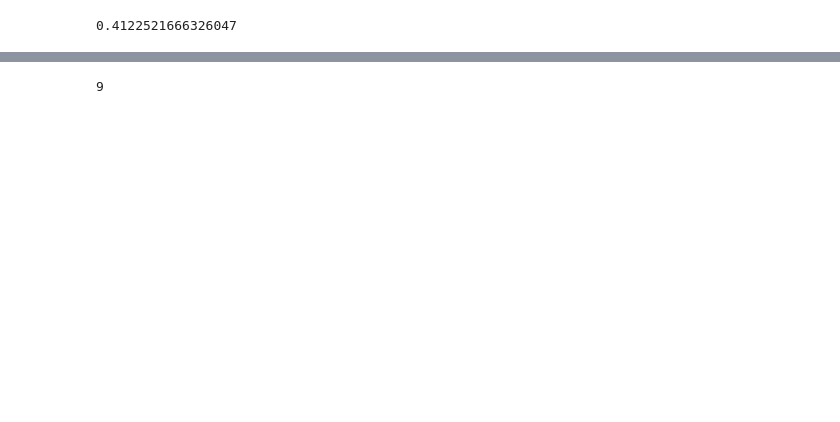
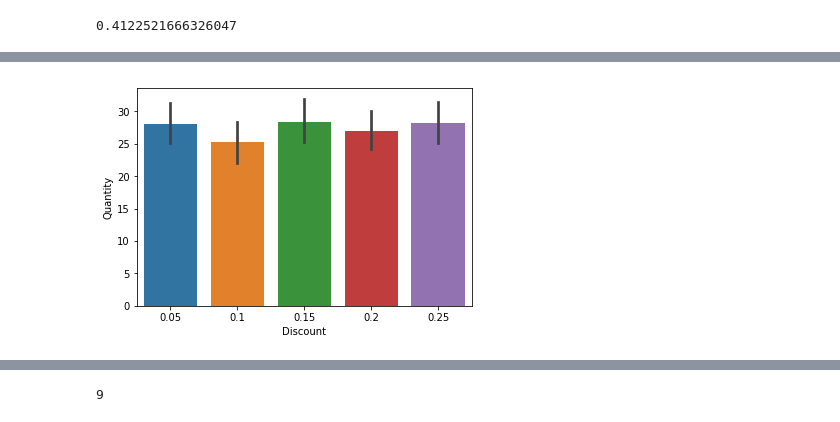
Before and after one commit to bonniema/HypothesisTesting-NorthwindEcommerce, a Jupyter notebook: Mod3 Project_1121_bm.ipynb, the cells around one changed output, grey strips where cells are left out. Cells and saved outputs as stored; diff of their text form; code cells hidden in the pictures; blank space fills up the shorter version.

```diff
--- a/Mod3 Project_1121_bm.ipynb
+++ b/Mod3 Project_1121_bm.ipynb
@@ -283,0 +384,7 @@ df.head()
+# %%
+df = df_sql(
+"""
+SELECT * FROM OrderDetail
+WHERE Discount IN (0.05, 0.1, 0.15, 0.2, 0.25);
+
+""")
@@ -283,0 +400,4 @@ df.head()
+# %%
+ax = sns.barplot(x='Discount', y='Quantity', data = df)
+# %% [output]
+[figure, added]
```
Also changed, not shown: parts of 117 cells of this notebook.
